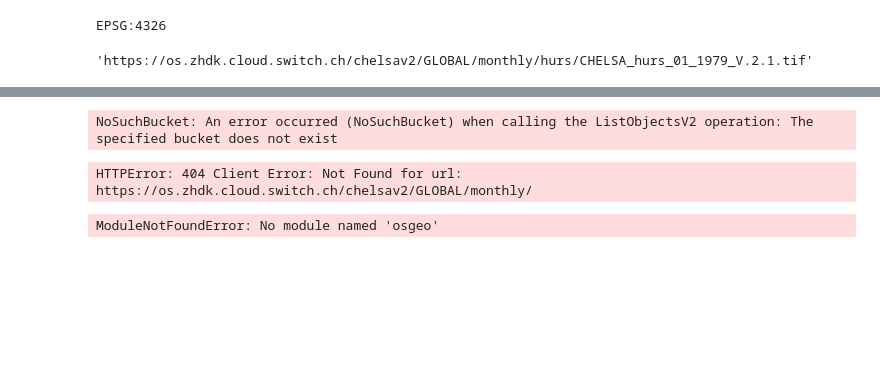
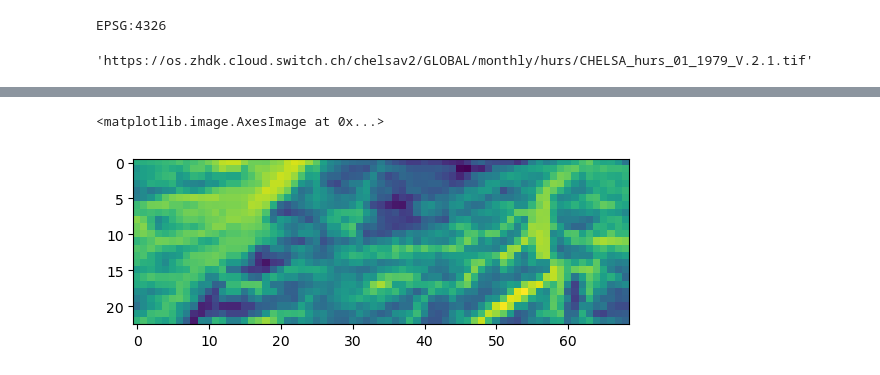
Before and after one commit to nbillietPM/BmC, a Jupyter notebook: exploratory/chelsa/subsetting chelsa.ipynb, the cells around one changed output, grey strips where cells are left out. Drawn from its saved outputs; the diff is of its cells as text; code cells hidden in the pictures; blank space fills up the shorter version.

Commit message:
Added box reader for CHELSA files

```diff
--- a/exploratory/chelsa/subsetting chelsa.ipynb
+++ b/exploratory/chelsa/subsetting chelsa.ipynb
@@ -192,6 +237,0 @@ def list_public_s3_files(bucket_name, prefix):
-# %%
-files = list_public_s3_files("chelsav2", "GLOBAL/monthly/hurs")
-for f in files:
-    print(f)
-# %% [output]
-NoSuchBucket: An error occurred (NoSuchBucket) when calling the ListObjectsV2 operation: The specified bucket does not exist
@@ -214,41 +238,24 @@ def list_http_directory(url):
-# %%
-import requests
-from bs4 import BeautifulSoup
-from urllib.parse import urljoin
-
-def list_http_directory(url):
-    """Return a list of file URLs in a public HTTP directory listing."""
-    resp = requests.get(url)
-    resp.raise_for_status()
-    soup = BeautifulSoup(resp.text, "html.parser")
-    files = []
-    for link in soup.find_all("a"):
-        href = link.get("href")
-        if href and not href.endswith("/"):  # Skip folders
-            files.append(urljoin(url, href))
-    return files
-
-# Target the 'monthly' directory in the bucket
-url = "https://os.zhdk.cloud.switch.ch/chelsav2/GLOBAL/monthly/"
-files = list_http_directory(url)
-
-# Print file URLs
-for f in files:
-    print(f)
-# %% [output]
-HTTPError: 404 Client Error: Not Found for url: https://os.zhdk.cloud.switch.ch/chelsav2/GLOBAL/monthly/
-# %%
-from osgeo import gdal
-
-def list_gdal_vsicurl_files(prefix_url):
-    vsi_path = f"/vsicurl/{prefix_url}"
-    file_list = gdal.ReadDir(vsi_path)
-    return [f"{prefix_url}{f}" for f in file_list]
-
-# Example
-prefix = "https://os.zhdk.cloud.switch.ch/chelsav2/GLOBAL/monthly/precip/"
-files = list_gdal_vsicurl_files(prefix)
-for f in files:
-    print(f)
-# %% [output]
-ModuleNotFoundError: No module named 'osgeo'
+# %%
+def read_bounding_box(url, bbox):
+    """
+    A function that reads a subset defined by a bounding box from a cloud hosted tif file and returns the data within to the local user
+
+    Args
+        url (str): A URL that point to a cloud optimized tif file. This function is written with URL's generated by the `format_url_month_ts` function in mind.
+        bbox (tuple<float>): a bounding box defined in the standard
+    Returns
+        subset (np.array)
+    """
+    with rasterio.open(url) as src_file:
+        #Define a window that will be used to sample the region of interest
+        #Transform describes the affine transformation matrix that defines the raster that is being used
+        window = rasterio.windows.from_bounds(*bbox, transform=src_file.transform)
+        #Read the first band
+        subset = src_file.read(1, window=window)
+    return subset
+# %%
+import matplotlib.pyplot as plt
+plt.imshow(read_bounding_box(format_url_month_ts("hurs", 1, 1979), aoi_bbox))
+# %% [output]
+<matplotlib.image.AxesImage at 0x...>
+[figure, added]
```
Also changed, not shown: parts of 11 cells of this notebook, 1 other file.
